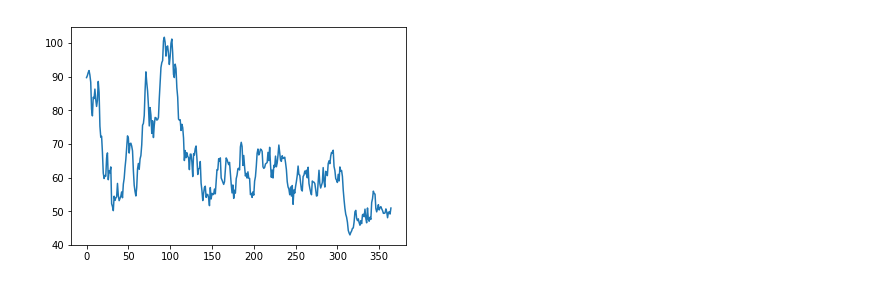
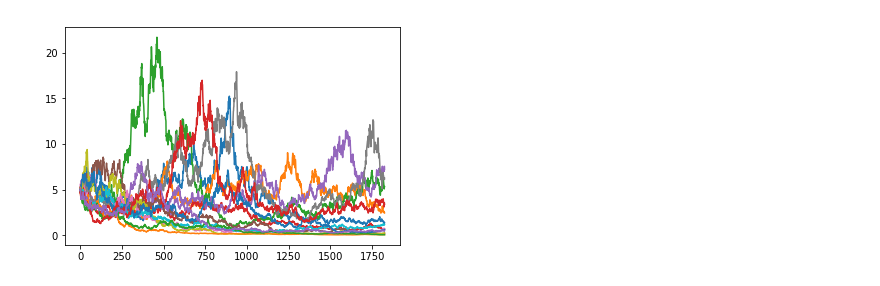
Before and after one commit to michaelArruza/CS269i-MTG-Project, a Jupyter notebook: MagicMarket.ipynb, the cells around one changed output. Saved outputs shown, nothing was run; the diff lists cells and outputs as text; code cells hidden in the pictures.

```diff
--- a/MagicMarket.ipynb
+++ b/MagicMarket.ipynb
@@ -36,32 +36,3 @@ class MagicCard():
             return history
         else:
             return None
-# %%
-count = 0
-finalPrices = []
-finalArr = []
-for x in range(50):
-    #print("x",x)
-    arrs = []
-    fB = MagicCard(1, 0.1/365, .04)
-    for i in range(365):
-        if i % 100 == 0:
-            fB.updateDistribution(5, 1/365)
-        arr = fB.updateAndGet()
-        arrs.append(arr)
-    plt.plot(arrs, alpha=0.5)
-    finalPrices.append(arrs[-1])
-    finalArr.append(arrs)
-   # print("done")
-    if arrs[-1]<1:
-        count += 1
-
-plt.show()
-print(count)
-plt.close()
-plt.figure()
-plt.hist(finalPrices)
-plt.show()
-#plt.figure()
-#plt.plot(np.mean(np.array(arrs), axis=0))
-#plt.show()
@@ -72,12 +177,12 @@ plt.show()
 # %%
 #a, m = 5, 1/365
 #arr = (np.random.pareto(a, 100000)) * m
 #plt.hist(arr, 100)
-plt.plot(np.array(finalArr)[174])
+for i in range(len(finalArr)): plt.plot(np.array(finalArr[i]))
 plt.show()
 #print(arr.min(), arr.max())
 # %% [output]
-[figure, old version]
+[figure, new version]
 # %%
 import pandas as pd
 #np.array(finalArr).shape
```
Also changed, not shown: parts of 5 cells of this notebook.
